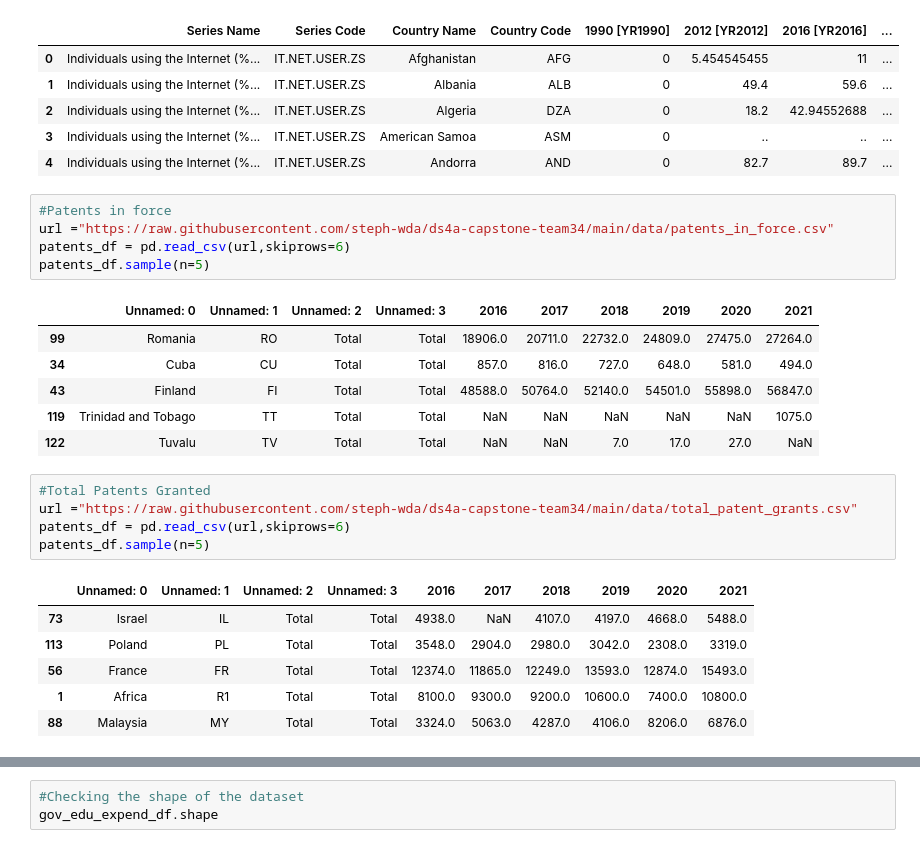
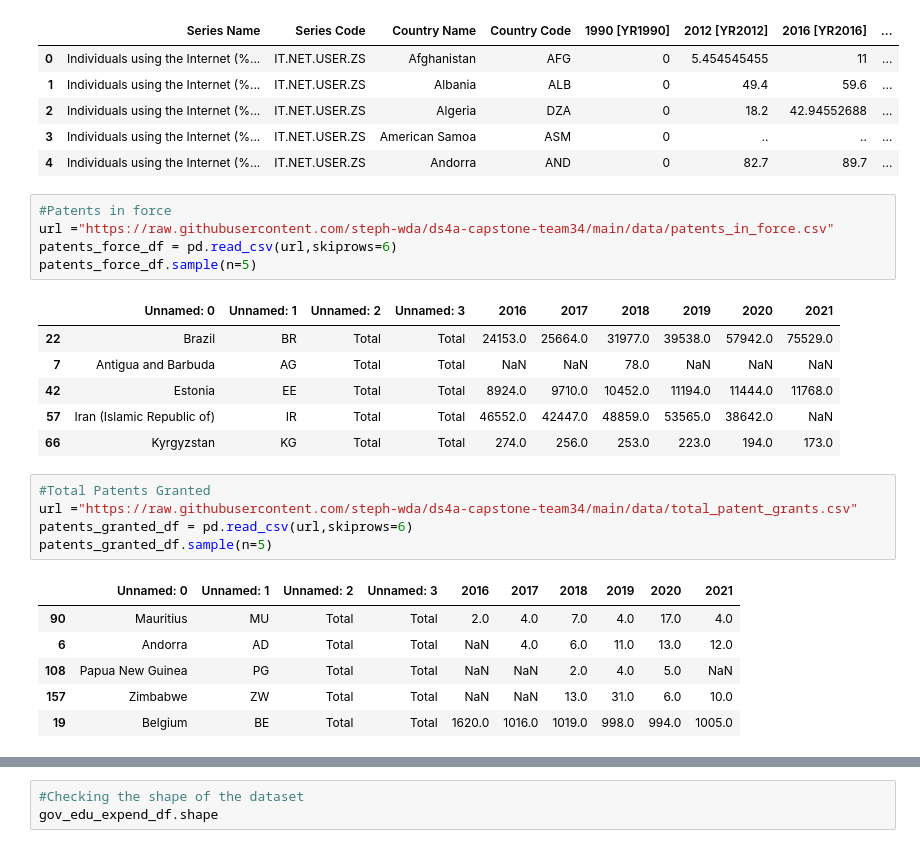
Before and after one commit to steph-wda/ds4a-capstone-team34, a Jupyter notebook: Education_and_Innovation_Team34.ipynb, the cells around one changed output, grey strips where cells are left out. Cells and saved outputs as stored; diff of their text form.

```diff
--- a/Education_and_Innovation_Team34.ipynb
+++ b/Education_and_Innovation_Team34.ipynb
@@ -47,27 +47,27 @@ internet_df.head()
 # %%
 #Patents in force
 url ="https://raw.githubusercontent.com/steph-wda/ds4a-capstone-team34/main/data/patents_in_force.csv"
-patents_df = pd.read_csv(url,skiprows=6)
-patents_df.sample(n=5)
+patents_force_df = pd.read_csv(url,skiprows=6)
+patents_force_df.sample(n=5)
 # %% [output]
 |  | Unnamed: 0 | Unnamed: 1 | Unnamed: 2 | Unnamed: 3 | 2016 | 2017 | 2018 | 2019 | 2020 | 2021 |
-| 99 | Romania | RO | Total | Total | 18906.0 | 20711.0 | 22732.0 | 24809.0 | 27475.0 | 27264.0 |
-| 34 | Cuba | CU | Total | Total | 857.0 | 816.0 | 727.0 | 648.0 | 581.0 | 494.0 |
-| 43 | Finland | FI | Total | Total | 48588.0 | 50764.0 | 52140.0 | 54501.0 | 55898.0 | 56847.0 |
-| 119 | Trinidad and Tobago | TT | Total | Total | NaN | NaN | NaN | NaN | NaN | 1075.0 |
-| 122 | Tuvalu | TV | Total | Total | NaN | NaN | 7.0 | 17.0 | 27.0 | NaN |
+| 22 | Brazil | BR | Total | Total | 24153.0 | 25664.0 | 31977.0 | 39538.0 | 57942.0 | 75529.0 |
+| 7 | Antigua and Barbuda | AG | Total | Total | NaN | NaN | 78.0 | NaN | NaN | NaN |
+| 42 | Estonia | EE | Total | Total | 8924.0 | 9710.0 | 10452.0 | 11194.0 | 11444.0 | 11768.0 |
+| 57 | Iran (Islamic Republic of) | IR | Total | Total | 46552.0 | 42447.0 | 48859.0 | 53565.0 | 38642.0 | NaN |
+| 66 | Kyrgyzstan | KG | Total | Total | 274.0 | 256.0 | 253.0 | 223.0 | 194.0 | 173.0 |
 # %%
 #Total Patents Granted
 url ="https://raw.githubusercontent.com/steph-wda/ds4a-capstone-team34/main/data/total_patent_grants.csv"
-patents_df = pd.read_csv(url,skiprows=6)
-patents_df.sample(n=5)
+patents_granted_df = pd.read_csv(url,skiprows=6)
+patents_granted_df.sample(n=5)
 # %% [output]
 |  | Unnamed: 0 | Unnamed: 1 | Unnamed: 2 | Unnamed: 3 | 2016 | 2017 | 2018 | 2019 | 2020 | 2021 |
-| 73 | Israel | IL | Total | Total | 4938.0 | NaN | 4107.0 | 4197.0 | 4668.0 | 5488.0 |
-| 113 | Poland | PL | Total | Total | 3548.0 | 2904.0 | 2980.0 | 3042.0 | 2308.0 | 3319.0 |
-| 56 | France | FR | Total | Total | 12374.0 | 11865.0 | 12249.0 | 13593.0 | 12874.0 | 15493.0 |
-| 1 | Africa | R1 | Total | Total | 8100.0 | 9300.0 | 9200.0 | 10600.0 | 7400.0 | 10800.0 |
-| 88 | Malaysia | MY | Total | Total | 3324.0 | 5063.0 | 4287.0 | 4106.0 | 8206.0 | 6876.0 |
+| 90 | Mauritius | MU | Total | Total | 2.0 | 4.0 | 7.0 | 4.0 | 17.0 | 4.0 |
+| 6 | Andorra | AD | Total | Total | NaN | 4.0 | 6.0 | 11.0 | 13.0 | 12.0 |
+| 108 | Papua New Guinea | PG | Total | Total | NaN | NaN | 2.0 | 4.0 | 5.0 | NaN |
+| 157 | Zimbabwe | ZW | Total | Total | NaN | NaN | 13.0 | 31.0 | 6.0 | 10.0 |
+| 19 | Belgium | BE | Total | Total | 1620.0 | 1016.0 | 1019.0 | 998.0 | 994.0 | 1005.0 |
 # %%
 #Research and Development Staff
 url = 'https://raw.githubusercontent.com/steph-wda/ds4a-capstone-team34/main/data/rd_staff_headcount.csv'
```
Also changed, not shown: parts of 47 cells of this notebook.
